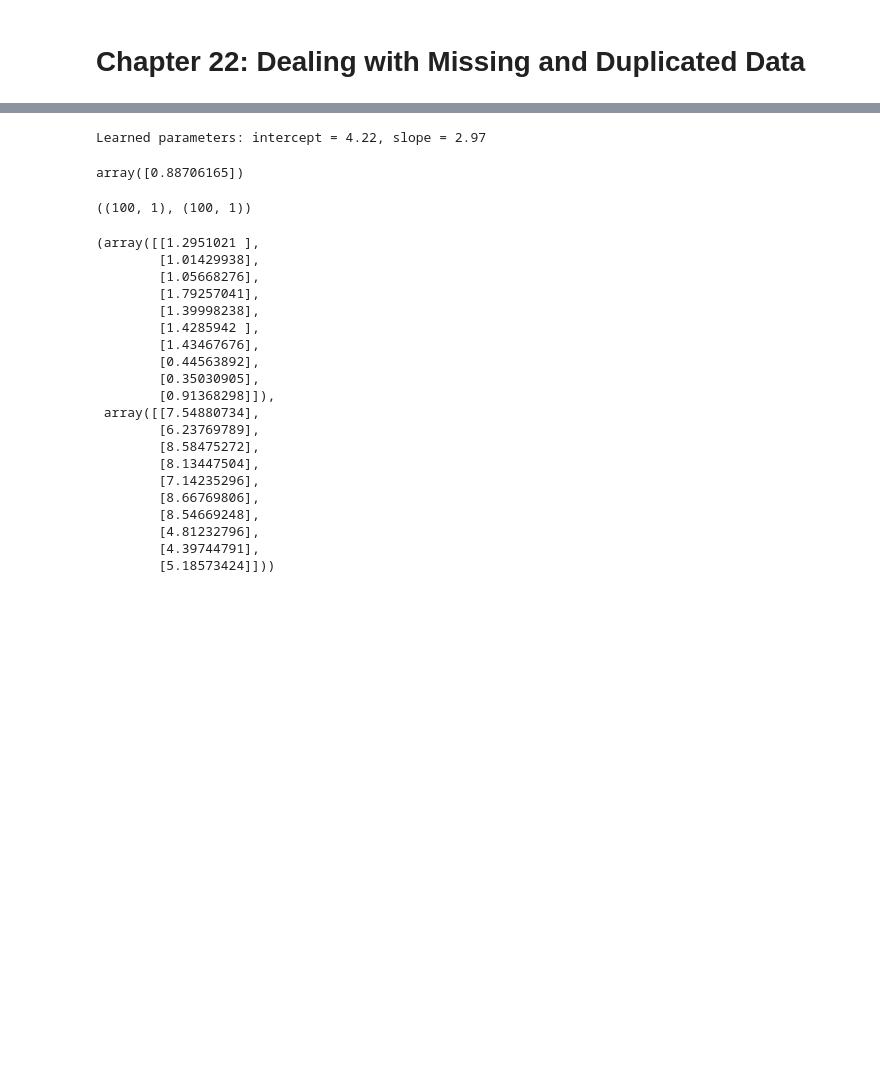
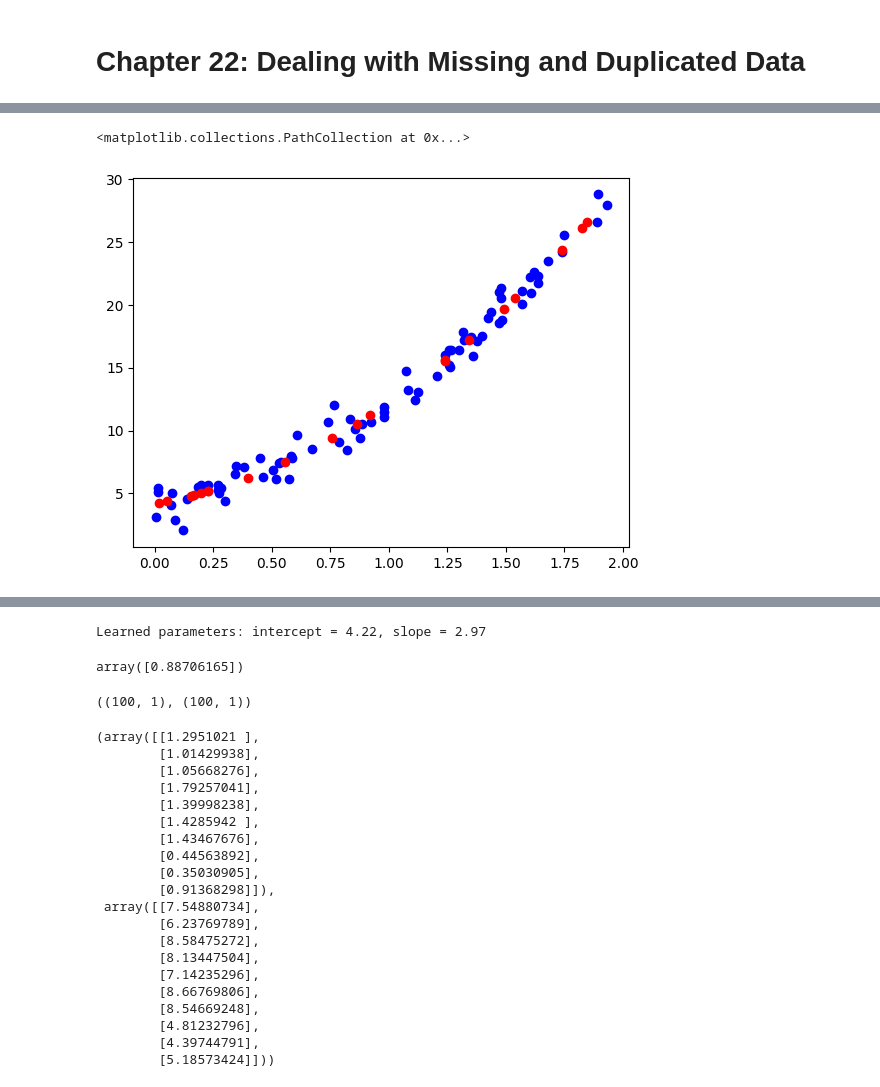
Before and after one commit to stevechengnyc/ml_gpt, a Jupyter notebook: linear_regression.ipynb, the cells around one changed output, grey strips where cells are left out. Cells and saved outputs as stored; diff of their text form; code cells hidden in the pictures; blank space fills up the shorter version.

```diff
--- a/linear_regression.ipynb
+++ b/linear_regression.ipynb
@@ -8,0 +238,6 @@ df = pd.read_csv(url, index_col=0)
+# %%
+plt.scatter(X_train, y_train, color='blue', label='Data')
+plt.scatter(X_test, y_pred, color='red', label='Polynomial Fit')
+# %% [output]
+<matplotlib.collections.PathCollection at 0x...>
+[figure, added]
```
Also changed, not shown: parts of 41 cells of this notebook.
